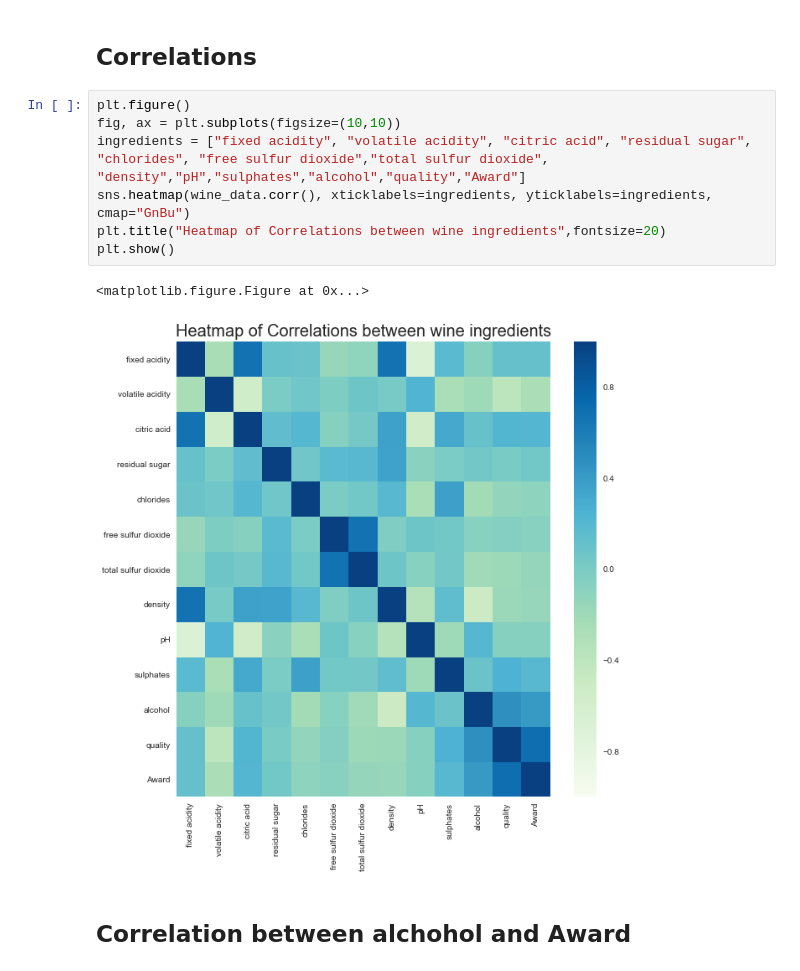
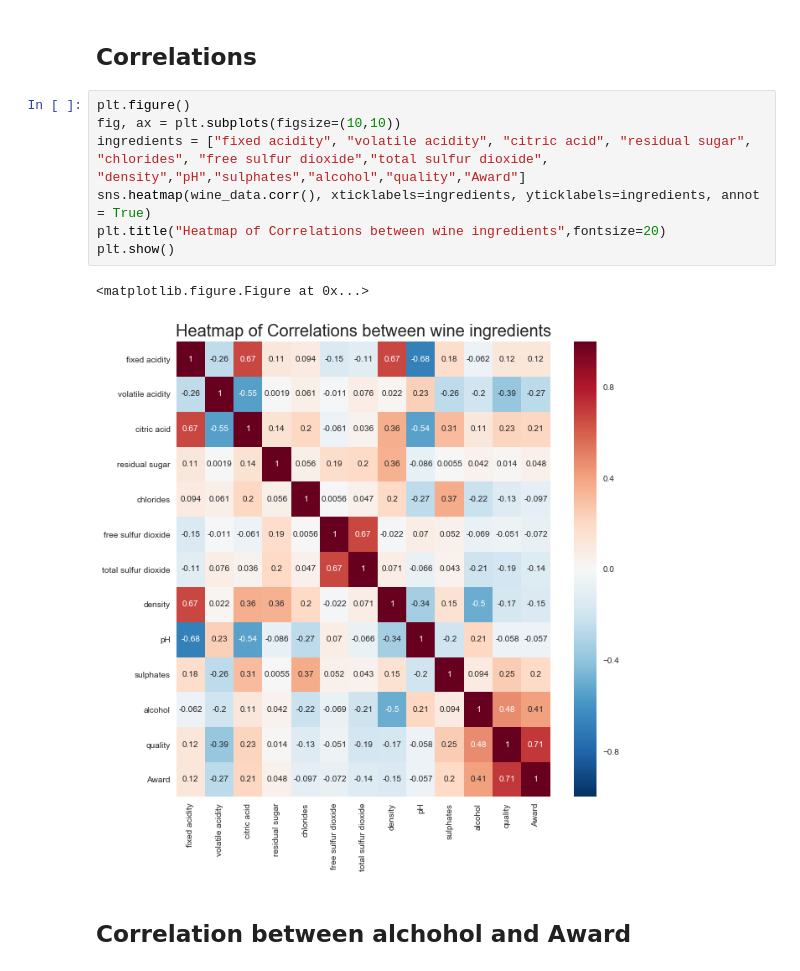
Before and after one commit to jarenceong1812/ga-data-science-course2, a Jupyter notebook: Final%2Bproject.ipynb, the cells around one changed output. Saved outputs shown, nothing was run; the diff lists cells and outputs as text.

```diff
--- a/Final%2Bproject.ipynb
+++ b/Final%2Bproject.ipynb
@@ -236,13 +233,13 @@ AttributeError: 'list' object has no attribute 'pivot'
 # %%
 plt.figure()
 fig, ax = plt.subplots(figsize=(10,10))
 ingredients = ["fixed acidity", "volatile acidity", "citric acid", "residual sugar", "chlorides", "free sulfur dioxide","total sulfur dioxide", "density","pH","sulphates","alcohol","quality","Award"]
-sns.heatmap(wine_data.corr(), xticklabels=ingredients, yticklabels=ingredients, cmap="GnBu")
+sns.heatmap(wine_data.corr(), xticklabels=ingredients, yticklabels=ingredients, annot = True)
 plt.title("Heatmap of Correlations between wine ingredients",fontsize=20)
 plt.show()
 # %% [output]
 <matplotlib.figure.Figure at 0x...>
-[figure, old version]
+[figure, new version]
 # %% [markdown]
 ## Correlation between alchohol and Award
 # %%
```
Also changed, not shown: parts of 19 cells of this notebook.
